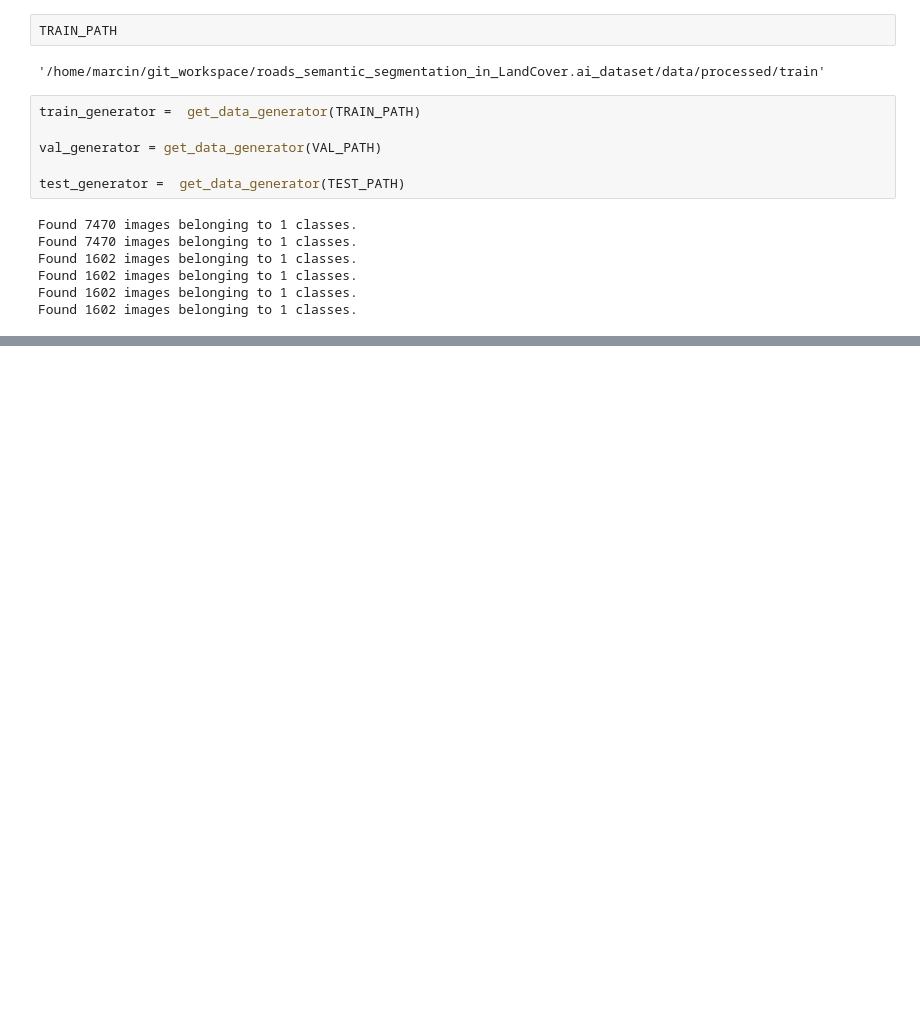
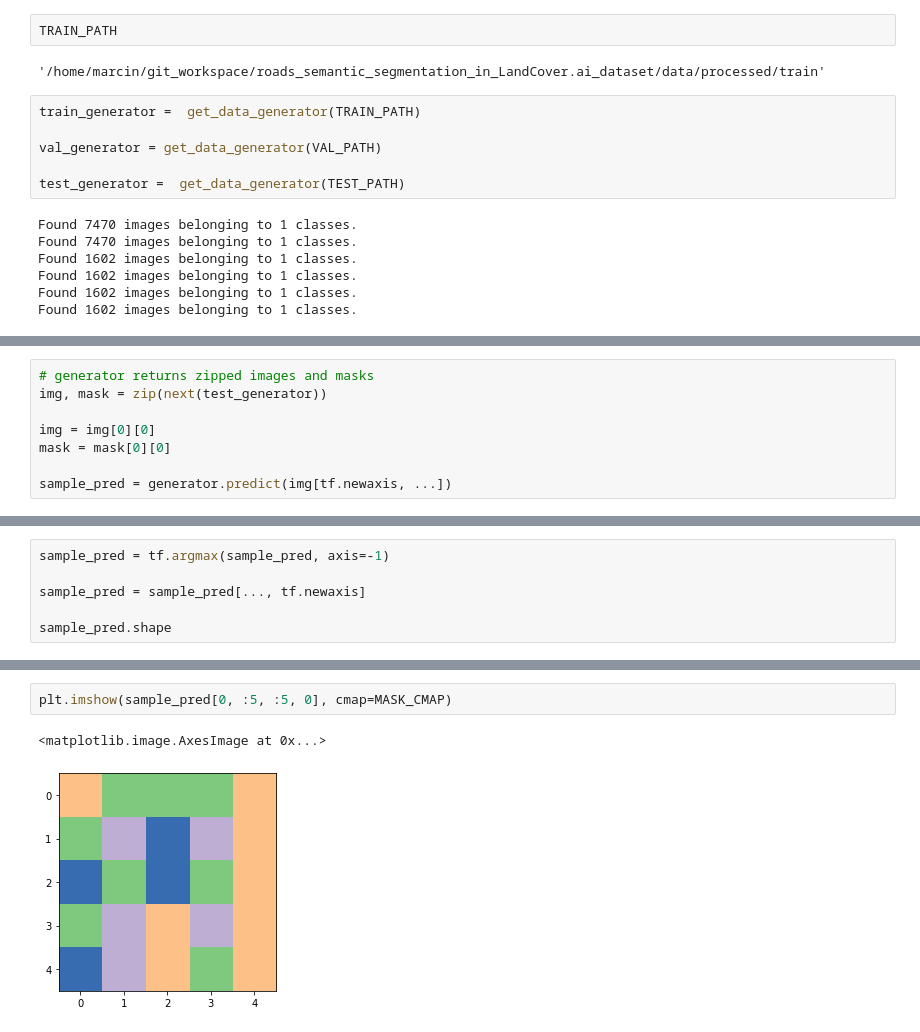
Before and after one commit to MortenTabaka/Semantic-segmentation-of-LandCover.ai-dataset, a Jupyter notebook: notebooks/exploratory/Marcin_GAN_model.ipynb, the cells around one changed output, grey strips where cells are left out. Saved outputs shown, nothing was run; the diff lists cells and outputs as text; blank space fills up the shorter version.

```diff
--- a/notebooks/exploratory/Marcin_GAN_model.ipynb
+++ b/notebooks/exploratory/Marcin_GAN_model.ipynb
@@ -576,0 +442,8 @@ discriminator_loss = wasserstein_discriminator_loss
+# %%
+# generator returns zipped images and masks
+img, mask = zip(next(test_generator))
+
+img = img[0][0]
+mask = mask[0][0]
+
+sample_pred = generator.predict(img[tf.newaxis, ...])
@@ -576,0 +459,6 @@ discriminator_loss = wasserstein_discriminator_loss
+# %%
+sample_pred = tf.argmax(sample_pred, axis=-1)
+
+sample_pred = sample_pred[..., tf.newaxis]
+
+sample_pred.shape
@@ -576,0 +476,5 @@ discriminator_loss = wasserstein_discriminator_loss
+# %%
+plt.imshow(sample_pred[0, :5, :5, 0], cmap=MASK_CMAP)
+# %% [output]
+<matplotlib.image.AxesImage at 0x...>
+[figure, added]
```
Also changed, not shown: parts of 62 cells of this notebook.
